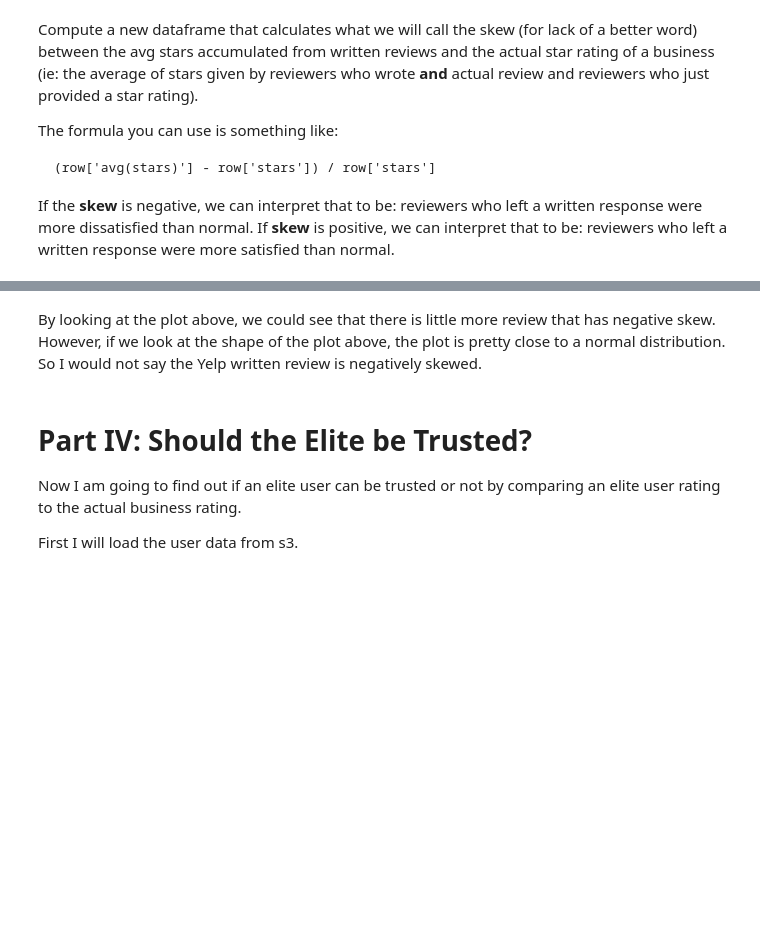
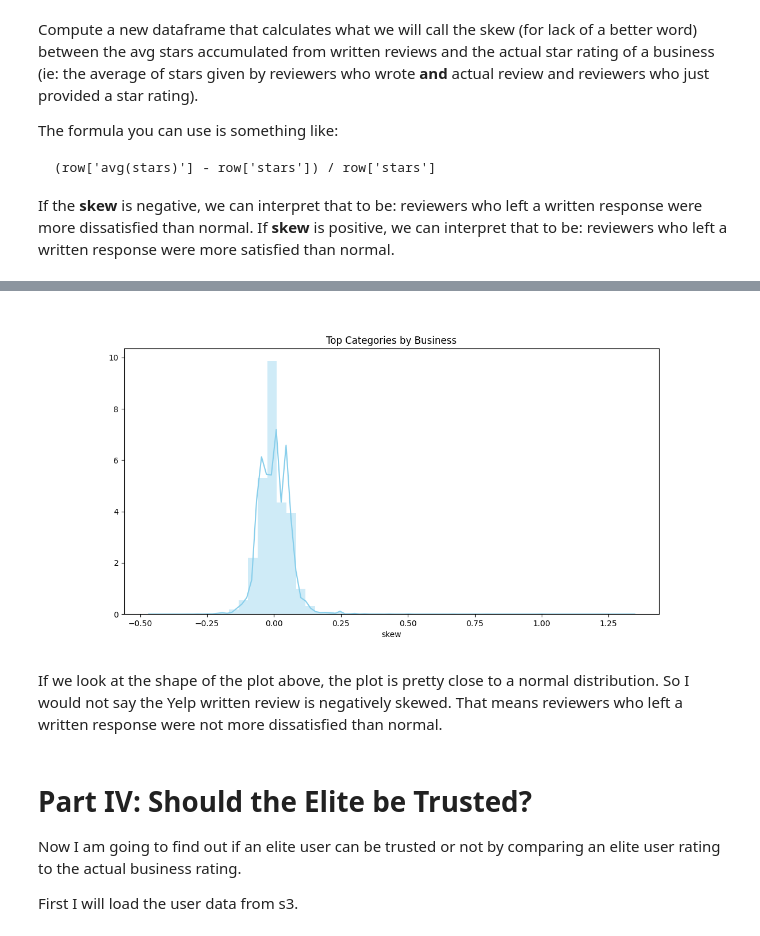
Before and after one commit to chonhenry/Analyzing-Yelp-Reviews-Data-Using-Spark, a Jupyter notebook: Analysis.ipynb, the cells around one changed output, grey strips where cells are left out. Cells and saved outputs as stored; diff of their text form; code cells hidden in the pictures; blank space fills up the shorter version.

```diff
--- a/Analysis.ipynb
+++ b/Analysis.ipynb
@@ -319,7 +321,3 @@ df_skew_review = df_business_join_avgStars.withColumn("skew",(df_business_join_a
 df_skew_review_pandas = df_skew_review.select('skew').toPandas()
 # %% [output]
 [interactive output not drawn]
-# %%
-df_skew_review_pandas.plot.hist(bins=50)
-plt.rcParams["figure.figsize"] = [20, 20]
-%matplot plt
@@ -328,0 +324,8 @@ plt.rcParams["figure.figsize"] = [20, 20]
+# %%
+fig = plt.subplots(figsize = (12, 6))
+ax = sns.distplot(df_skew_review_pandas, color = 'skyblue')
+ax.set_title('Top Categories by Business')
+ax.set_xlabel('skew')
+
+%matplot plt
+# %% [output]
@@ -329,5 +333,6 @@ plt.rcParams["figure.figsize"] = [20, 20]
+[figure, added]
 # %% [markdown]
-By looking at the plot above, we could see that there is little more review that has negative skew. However, if we look at the shape of the plot above, the plot is pretty close to a normal distribution. So I would not say the Yelp written review is negatively skewed.
+If we look at the shape of the plot above, the plot is pretty close to a normal distribution. So I would not say the Yelp written review is negatively skewed. That means reviewers who left a written response were not more dissatisfied than normal.
 # %% [markdown]
 # Part IV: Should the Elite be Trusted?
 
```
Also changed, not shown: parts of 4 cells of this notebook, 2 other files.
